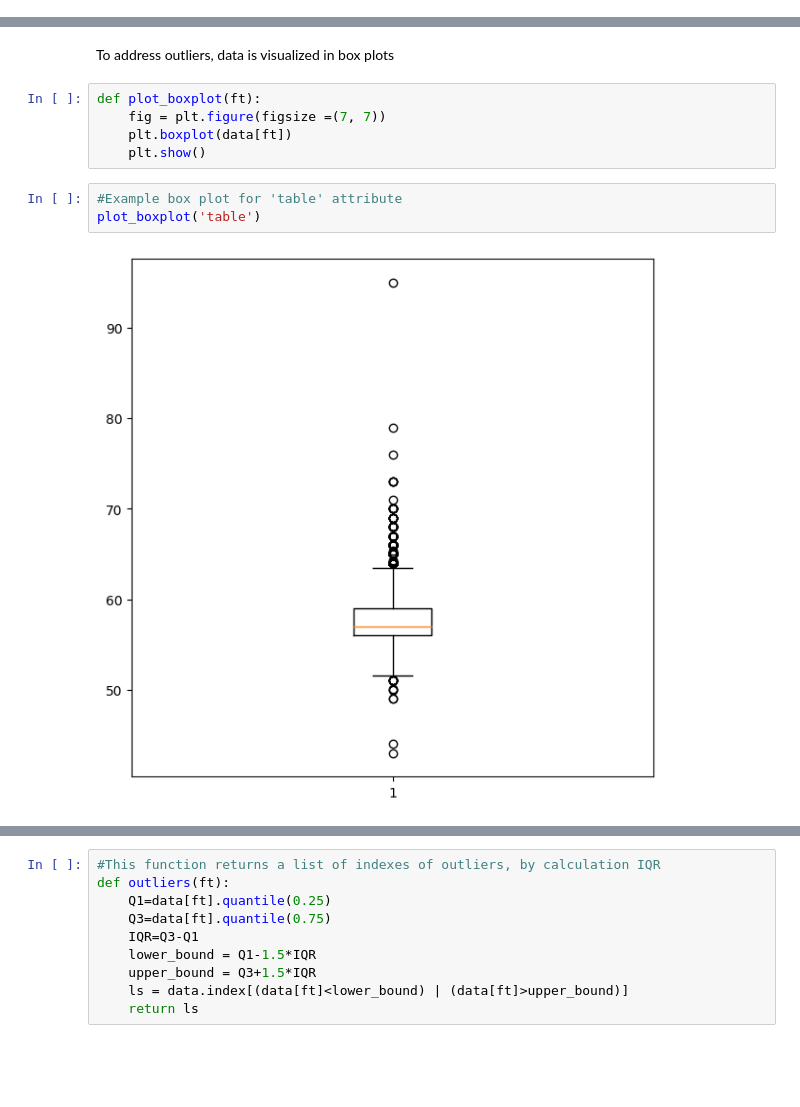
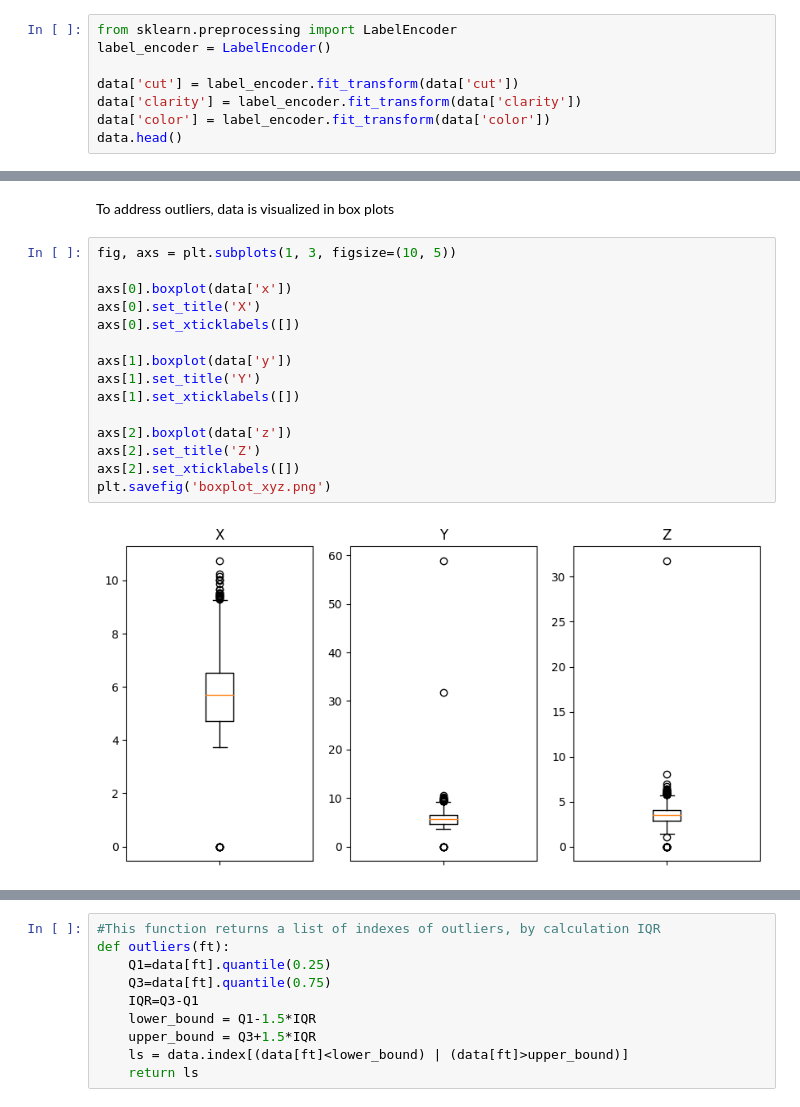
Before and after one commit to alonakonst/ML_project1, a Jupyter notebook: project1.ipynb, the cells around one changed output, grey strips where cells are left out. Drawn from its saved outputs; the diff is of its cells as text; blank space fills up the shorter version.

```diff
--- a/project1.ipynb
+++ b/project1.ipynb
@@ -59,0 +64,8 @@ There is no abnormal data inputs for columns 'cut', 'color' and 'clarity'
+# %%
+from sklearn.preprocessing import LabelEncoder
+label_encoder = LabelEncoder()
+
+data['cut'] = label_encoder.fit_transform(data['cut'])
+data['clarity'] = label_encoder.fit_transform(data['clarity'])
+data['color'] = label_encoder.fit_transform(data['color'])
+data.head()
@@ -60,12 +79,19 @@ There is no abnormal data inputs for columns 'cut', 'color' and 'clarity'
 # %% [markdown]
 To address outliers, data is visualized in box plots
-# %%
-def plot_boxplot(ft):
-    fig = plt.figure(figsize =(7, 7))
-    plt.boxplot(data[ft])
-    plt.show()
 # %%
-#Example box plot for 'table' attribute
-plot_boxplot('table')
+fig, axs = plt.subplots(1, 3, figsize=(10, 5))
+
+axs[0].boxplot(data['x'])
+axs[0].set_title('X')
+axs[0].set_xticklabels([])
+
+axs[1].boxplot(data['y'])
+axs[1].set_title('Y')
+axs[1].set_xticklabels([])
+
+axs[2].boxplot(data['z'])
+axs[2].set_title('Z')
+axs[2].set_xticklabels([])
+plt.savefig('boxplot_xyz.png')
 # %% [output]
-[figure, old version]
+[figure, new version]
```
Also changed, not shown: parts of 36 cells of this notebook, 1 other file.
